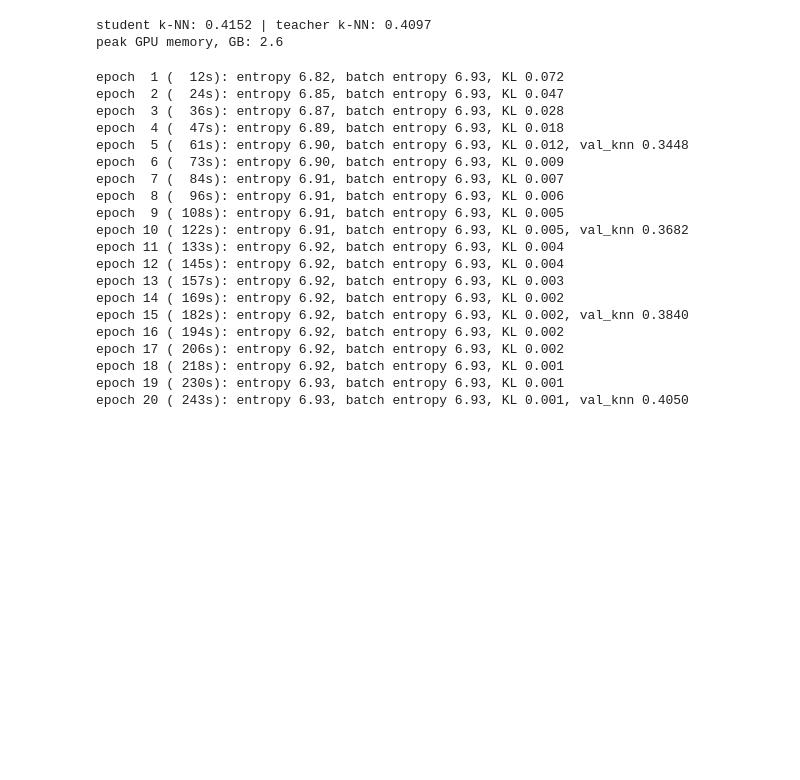
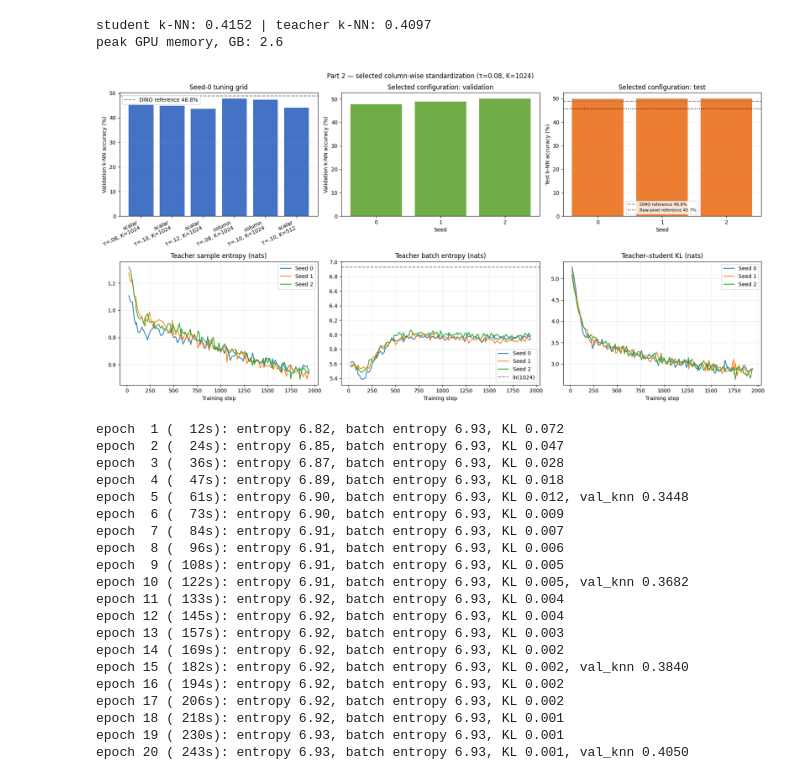
Before and after one commit to typsoon/pattern-recognition, a Jupyter notebook: lab4/labs4_colab_runner.ipynb, the cells around one changed output. Saved outputs shown, nothing was run; the diff lists cells and outputs as text; code cells hidden in the pictures; blank space fills up the shorter version.

Commit message:
main notebook: run 1. fix: add plots

```diff
--- a/lab4/labs4_colab_runner.ipynb
+++ b/lab4/labs4_colab_runner.ipynb
@@ -189,6 +189,105 @@ epoch 20 ( 243s): entropy 0.20, batch entropy 0.89, KL 0.247, val_knn 0.3932
 INFO: Saved /content/pattern-recognition-lab4/lab4/checkpoints/dino_center=False.pt
 student k-NN: 0.4152 | teacher k-NN: 0.4097
 peak GPU memory, GB: 2.6
+# %%
+from pathlib import Path
+import json
+import matplotlib.pyplot as plt
+
+# Finds the saved histories; edit this path if your artifacts are stored elsewhere.
+candidates = [
+    Path("/content/drive/MyDrive/dino_task4/checkpoints"),
+    Path("/content/pattern-recognition-lab4/lab4/runs/fix-standardize/checkpoints"),
+    Path("/content/pattern-recognition-lab4/lab4/checkpoints"),
+]
+CHECKPOINT_DIR = next(
+    (path for path in candidates
+     if (path / "standardize_best_seed0_history.json").is_file()),
+    None,
+)
+if CHECKPOINT_DIR is None:
+    raise FileNotFoundError(
+        "Could not find standardize_best_seed0_history.json. "
+        "Set CHECKPOINT_DIR to the folder containing the saved histories."
+    )
+
+tuning = {
+    "scalar\nτ=.08, K=1024": 0.4560,
+    "scalar\nτ=.10, K=1024": 0.4484,
+    "scalar\nτ=.12, K=1024": 0.4356,
+    "column\nτ=.08, K=1024": 0.4780,
+    "column\nτ=.10, K=1024": 0.4736,
+    "scalar\nτ=.10, K=512": 0.4410,
+}
+val_by_seed = {0: 0.4780, 1: 0.4888, 2: 0.5020}
+test_by_seed = {0: 0.4976, 1: 0.4996, 2: 0.5002}
+
+histories = {}
+for seed in (0, 1, 2):
+    path = CHECKPOINT_DIR / f"standardize_best_seed{seed}_history.json"
+    if not path.is_file():
+        raise FileNotFoundError(f"Missing selected-run history: {path}")
+    with path.open(encoding="utf-8") as file:
+        histories[seed] = json.load(file)
+
+fig, axes = plt.subplots(2, 3, figsize=(18, 9))
+
+# Seed-0 tuning scores: this is what selected the configuration.
+labels = list(tuning)
+scores = [100 * tuning[label] for label in labels]
+axes[0, 0].bar(range(len(labels)), scores, color="#4472C4")
+axes[0, 0].set_xticks(range(len(labels)), labels, rotation=25, ha="right")
+axes[0, 0].set_ylabel("Validation k-NN accuracy (%)")
+axes[0, 0].set_title("Seed-0 tuning grid")
+axes[0, 0].axhline(48.8, color="gray", linestyle="--", label="DINO reference 48.8%")
+axes[0, 0].legend()
+axes[0, 0].grid(axis="y", alpha=0.25)
+
+seeds = list(val_by_seed)
+axes[0, 1].bar(seeds, [100 * val_by_seed[s] for s in seeds], color="#70AD47")
+axes[0, 1].set_xticks(seeds)
+axes[0, 1].set_xlabel("Seed")
+axes[0, 1].set_ylabel("Validation k-NN accuracy (%)")
+axes[0, 1].set_title("Selected configuration: validation")
+
+axes[0, 2].bar(seeds, [100 * test_by_seed[s] for s in seeds], color="#ED7D31")
+axes[0, 2].set_xticks(seeds)
+axes[0, 2].set_xlabel("Seed")
+axes[0, 2].set_ylabel("Test k-NN accuracy (%)")
+axes[0, 2].set_title("Selected configuration: test")
+axes[0, 2].axhline(48.8, color="gray", linestyle="--", label="DINO reference 48.8%")
+axes[0, 2].axhline(45.7, color="black", linestyle=":", label="Raw-pixel reference 45.7%")
+axes[0, 2].legend(fontsize=8)
+axes[0, 2].grid(axis="y", alpha=0.25)
+
+for ax, (key, title) in zip(
+    axes[1],
+    [
+        ("entropy", "Teacher sample entropy"),
+        ("batch_entropy", "Teacher batch entropy"),
+        ("kl", "Teacher–student KL"),
+    ],
+):
+    for seed, history in histories.items():
+        ax.plot(
+            [row["step"] for row in history],
+            [row[key] for row in history],
+            label=f"Seed {seed}",
+        )
+    ax.set_title(title + " (nats)")
+    ax.set_xlabel("Training step")
+    ax.grid(alpha=0.25)
+    ax.legend()
+
+axes[1, 1].axhline(
+    __import__("math").log(1024), color="gray", linestyle="--", label="ln(1024)"
+)
+axes[1, 1].legend()
+fig.suptitle("Part 2 — selected column-wise standardization (τ=0.08, K=1024)")
+fig.tight_layout()
+plt.show()
+# %% [output]
+[figure, added]
 # %%
 no_sharpen = cached_train_dino(train, DINONetwork, sharpen=False)
 present_the_outcome(no_sharpen, evaluate)
```
